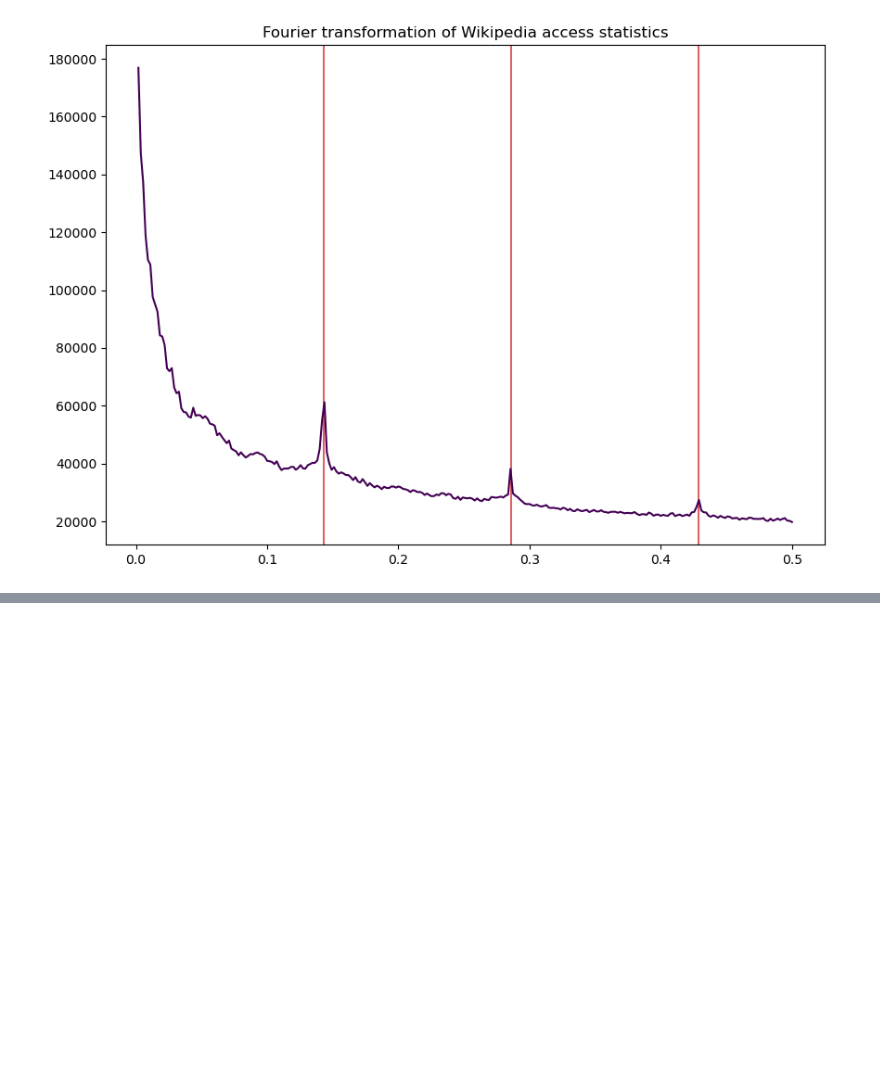
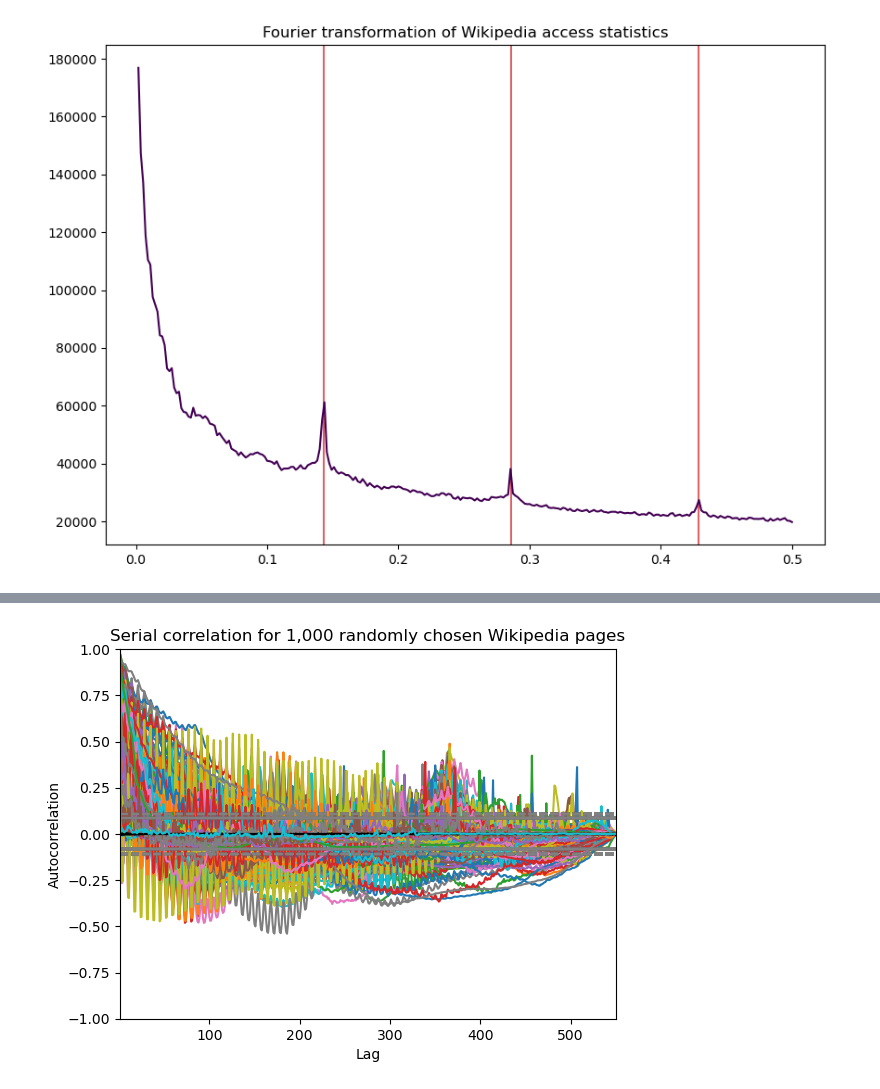
Before and after one commit to kbantoec/deep_learning, a Jupyter notebook: tsa/understanding_time_series.ipynb, the cells around one changed output, grey strips where cells are left out. Drawn from its saved outputs; the diff is of its cells as text; code cells hidden in the pictures; blank space fills up the shorter version.

```diff
--- a/tsa/understanding_time_series.ipynb
+++ b/tsa/understanding_time_series.ipynb
@@ -117,6 +120,8 @@ memory usage: 612.4+ MB
 # %% [markdown]
 Eventually, we end up with our full dataset. Meaning, that we are now ready to move on the EDA (Explanatory Data Analysis).
 # %%
+N, D = train.shape
+
 train.iloc[:5, -7:]
 # %% [output]
 |  | 2016-12-29 | 2016-12-30 | 2016-12-31 | subject | sub_url | access | agent |
@@ -273,0 +294,8 @@ As you can see in the chart we produced, there are spikes at roughly 1/7 (0.14),
+# %%
+for i in np.random.choice(N, size=1000):
+    pd.plotting.autocorrelation_plot(sample.iloc[i])
+
+plt.title('Serial correlation for 1,000 randomly chosen Wikipedia pages')
+plt.show()
+# %% [output]
+[figure, added]
```
Also changed, not shown: parts of 15 cells of this notebook.
